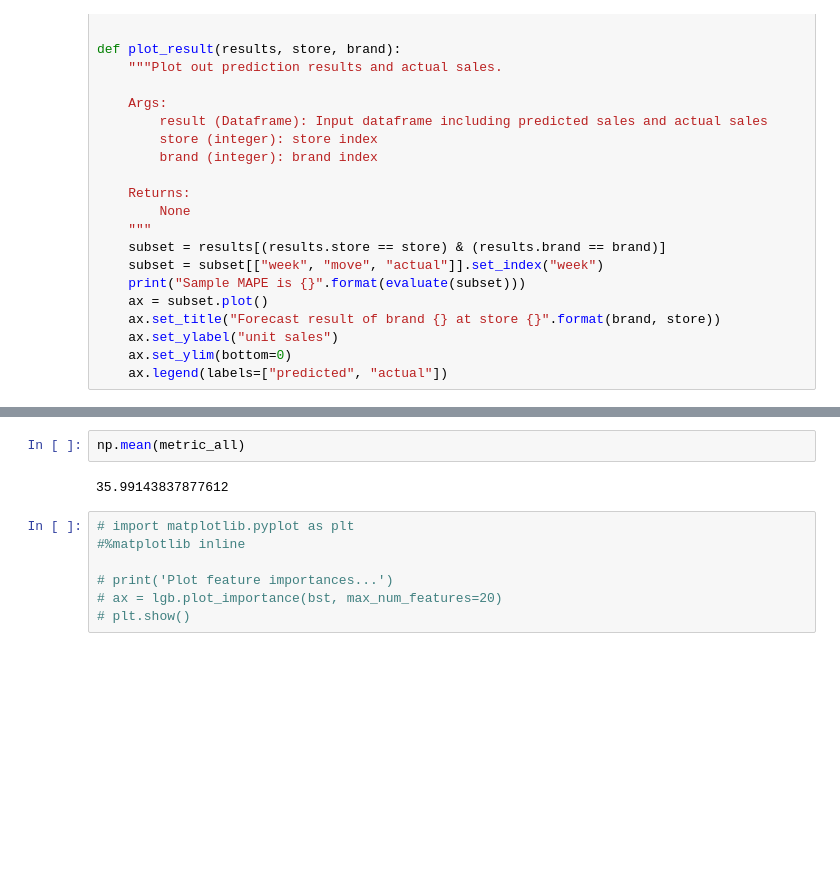
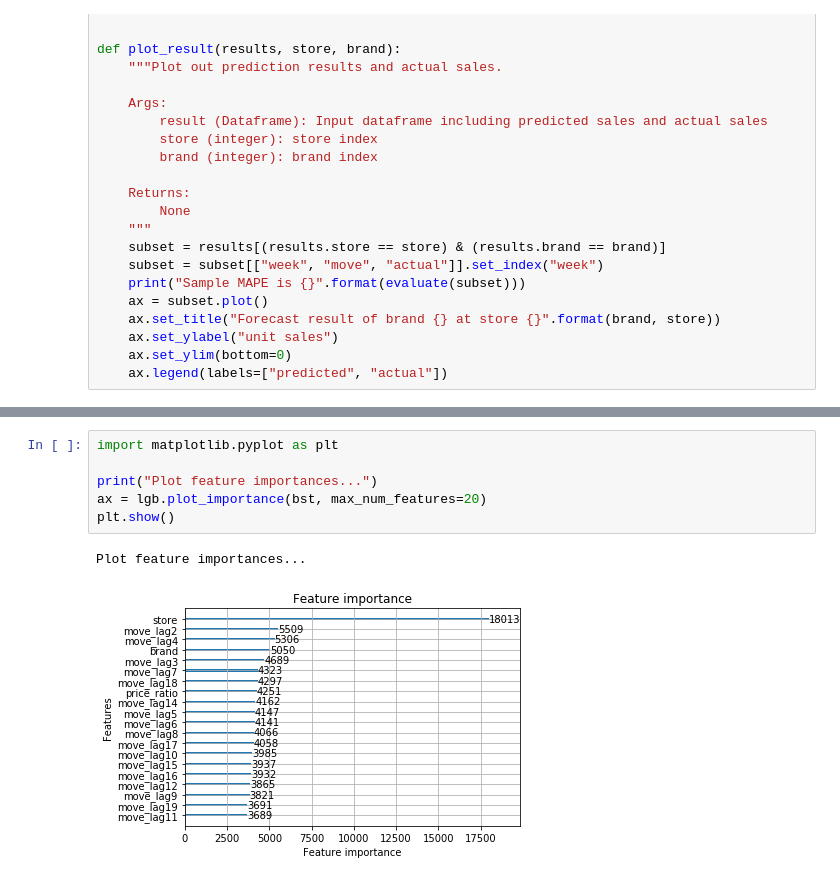
Before and after one commit to microsoft/forecasting, a Jupyter notebook: examples/00_quick_start/lightgbm_retail_point_forecast.ipynb, the cells around one changed output, grey strips where cells are left out. Cells and saved outputs as stored; diff of their text form; blank space fills up the shorter version.

```diff
--- a/examples/00_quick_start/lightgbm_retail_point_forecast.ipynb
+++ b/examples/00_quick_start/lightgbm_retail_point_forecast.ipynb
@@ -345,13 +330,11 @@ MAPE of current round is 35.40558867773117
-# %%
-np.mean(metric_all)
-# %% [output]
-35.99143837877612
 # %%
-# import matplotlib.pyplot as plt
-#%matplotlib inline
+import matplotlib.pyplot as plt
 
-# print('Plot feature importances...')
-# ax = lgb.plot_importance(bst, max_num_features=20)
-# plt.show()
+print("Plot feature importances...")
+ax = lgb.plot_importance(bst, max_num_features=20)
+plt.show()
+# %% [output]
+Plot feature importances...
+[figure, added]
 # %%
 # Visualize forecast results
```
Also changed, not shown: parts of 6 cells of this notebook.
